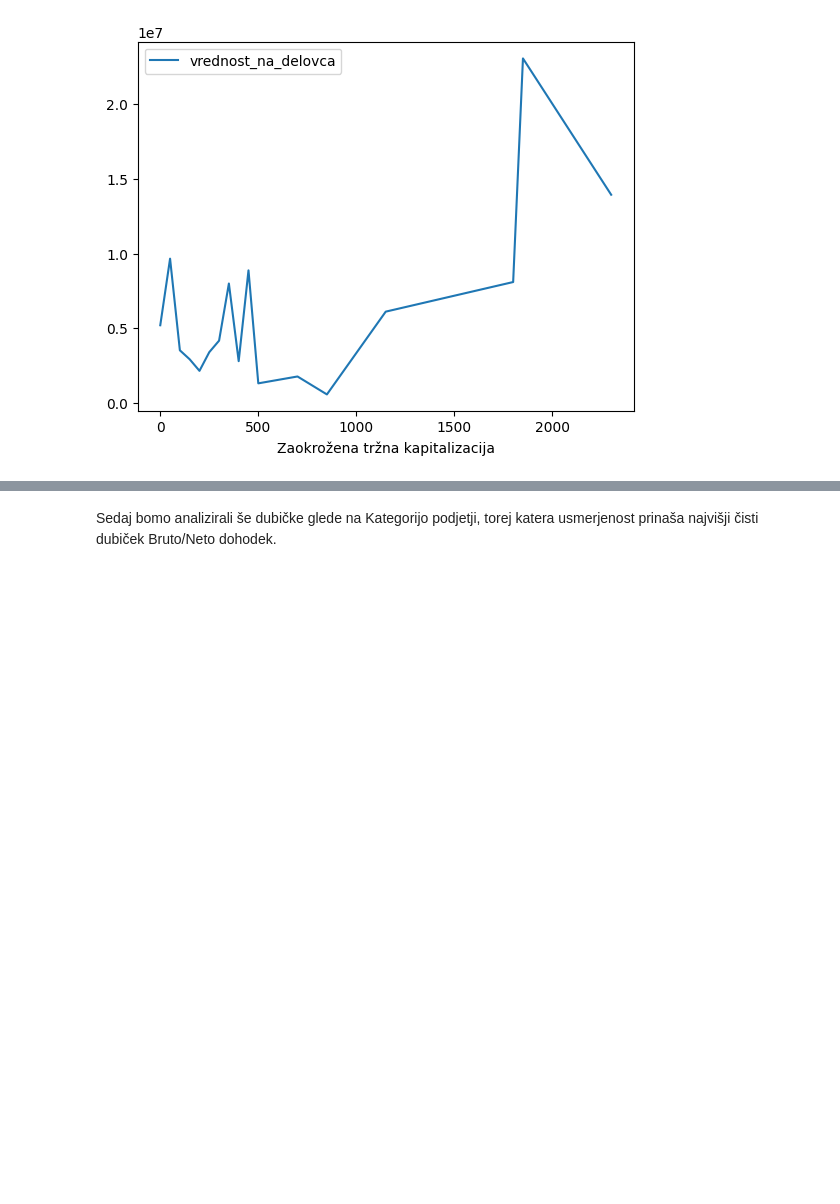
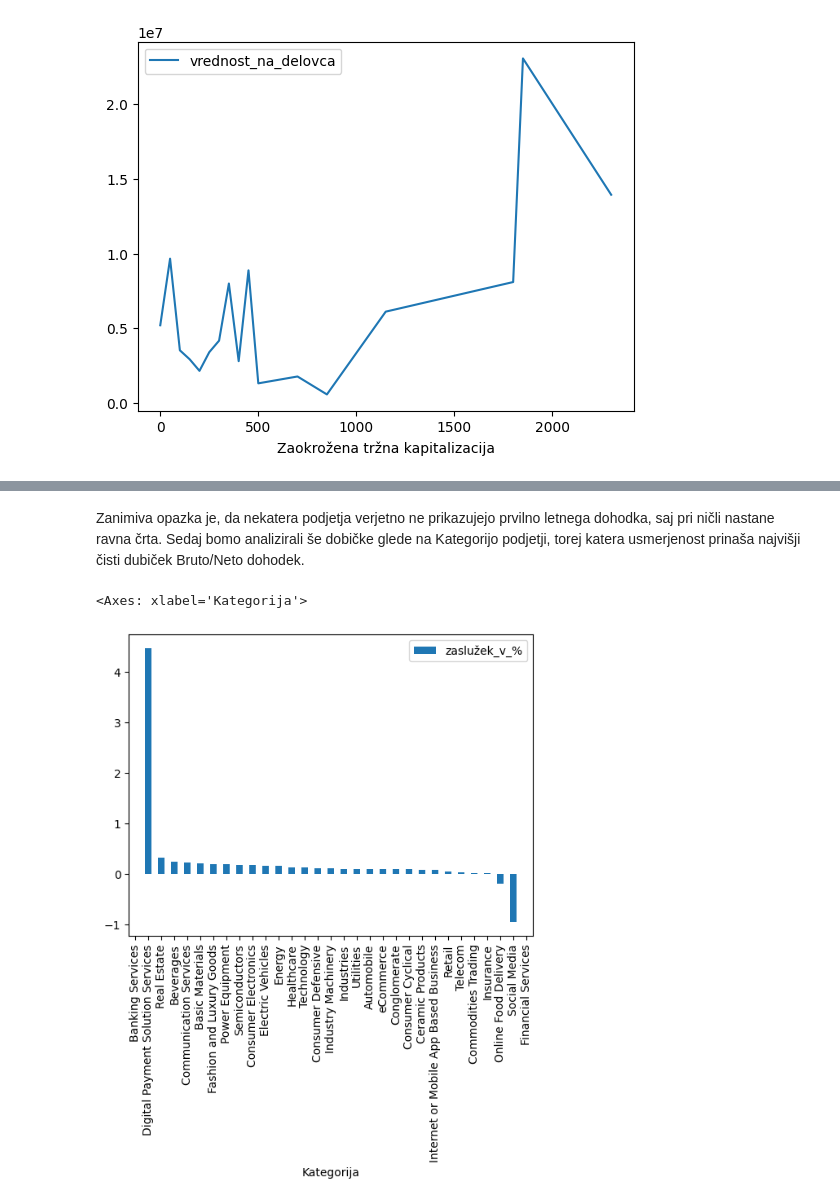
Before and after one commit to AnzeKriznar/Projektna-naloga, a Jupyter notebook: Analiza.ipynb, the cells around one changed output, grey strips where cells are left out. Drawn from its saved outputs; the diff is of its cells as text; code cells hidden in the pictures; blank space fills up the shorter version.

```diff
--- a/Analiza.ipynb
+++ b/Analiza.ipynb
@@ -83,4 +104,12 @@ podtabela2.groupby(by='Zaokrožena tržna kapitalizacija').agg({'vrednost_na_del
 # %% [markdown]
-Sedaj bomo analizirali še dubičke glede na Kategorijo podjetji, torej katera usmerjenost prinaša najvišji čisti dubiček Bruto/Neto dohodek.
+Zanimiva opazka je, da nekatera podjetja verjetno ne prikazujejo prvilno letnega dohodka, saj pri ničli nastane ravna črta. Sedaj bomo analizirali še dobičke glede na Kategorijo podjetji, torej katera usmerjenost prinaša najvišji čisti dubiček Bruto/Neto dohodek.
-# %%
-podjetja['vrednost_na_delovca'] = 1000000000*podjetja['Tržna kapitalzicija Dec-25-2022 (Billion $)']/podjetja['Število zaposlenih']
+# %%
+
+podjetja['zaslužek_v_%'] = podjetja['Neto dohodek (Million $)']/podjetja['Letni dohodek (Million $)']
+podtabela3 = podjetja_znano2[['Kategorija','zaslužek_v_%']].copy()
+povprecje_po_kategorijah = podtabela3.groupby(by='Kategorija').agg({'zaslužek_v_%':'mean'})
+povprecje_po_kategorijah = povprecje_po_kategorijah.sort_values(by='zaslužek_v_%',ascending=False)
+povprecje_po_kategorijah.plot.bar()
+# %% [output]
+<Axes: xlabel='Kategorija'>
+[figure, added]
```
Also changed, not shown: parts of 7 cells of this notebook.
